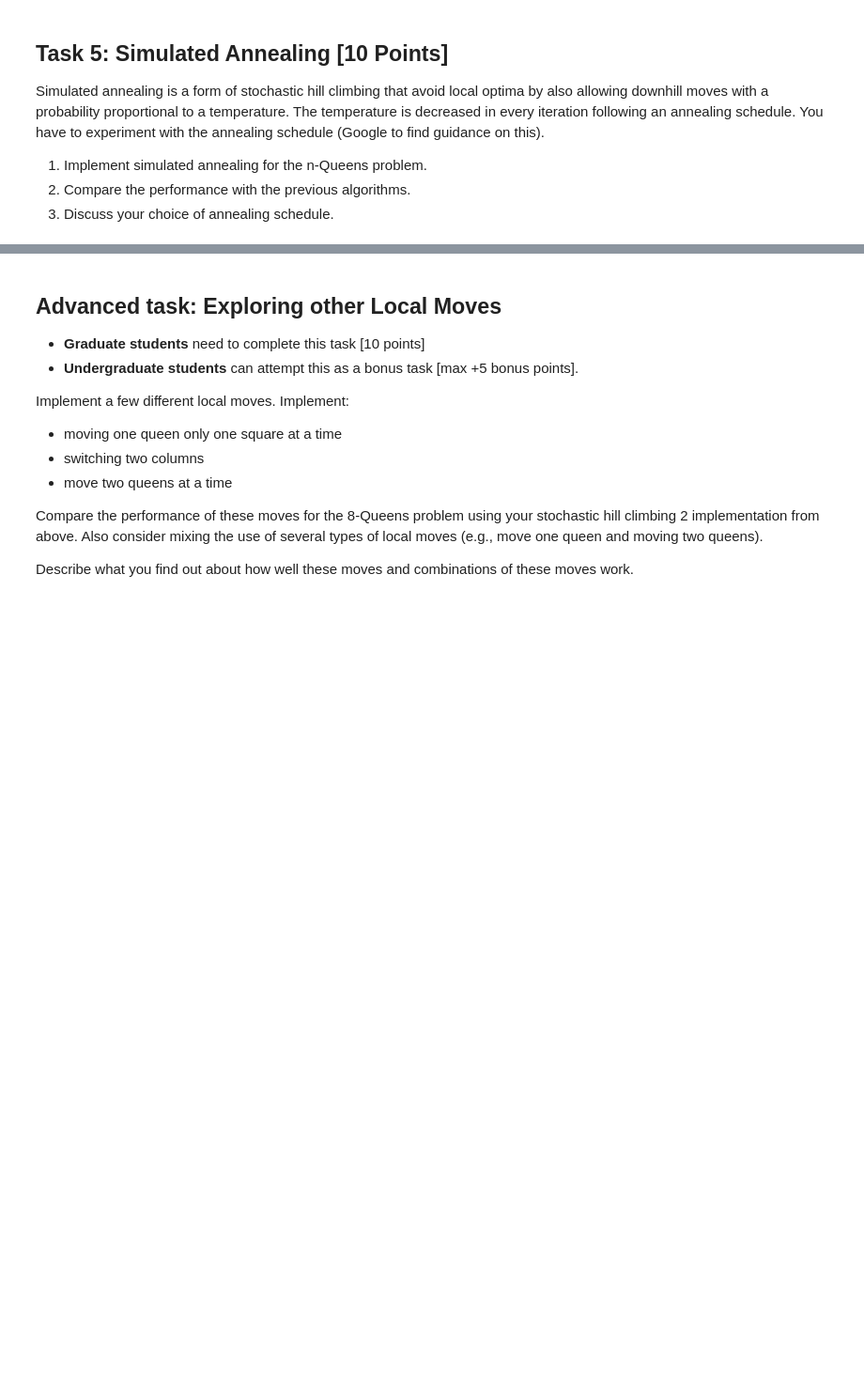
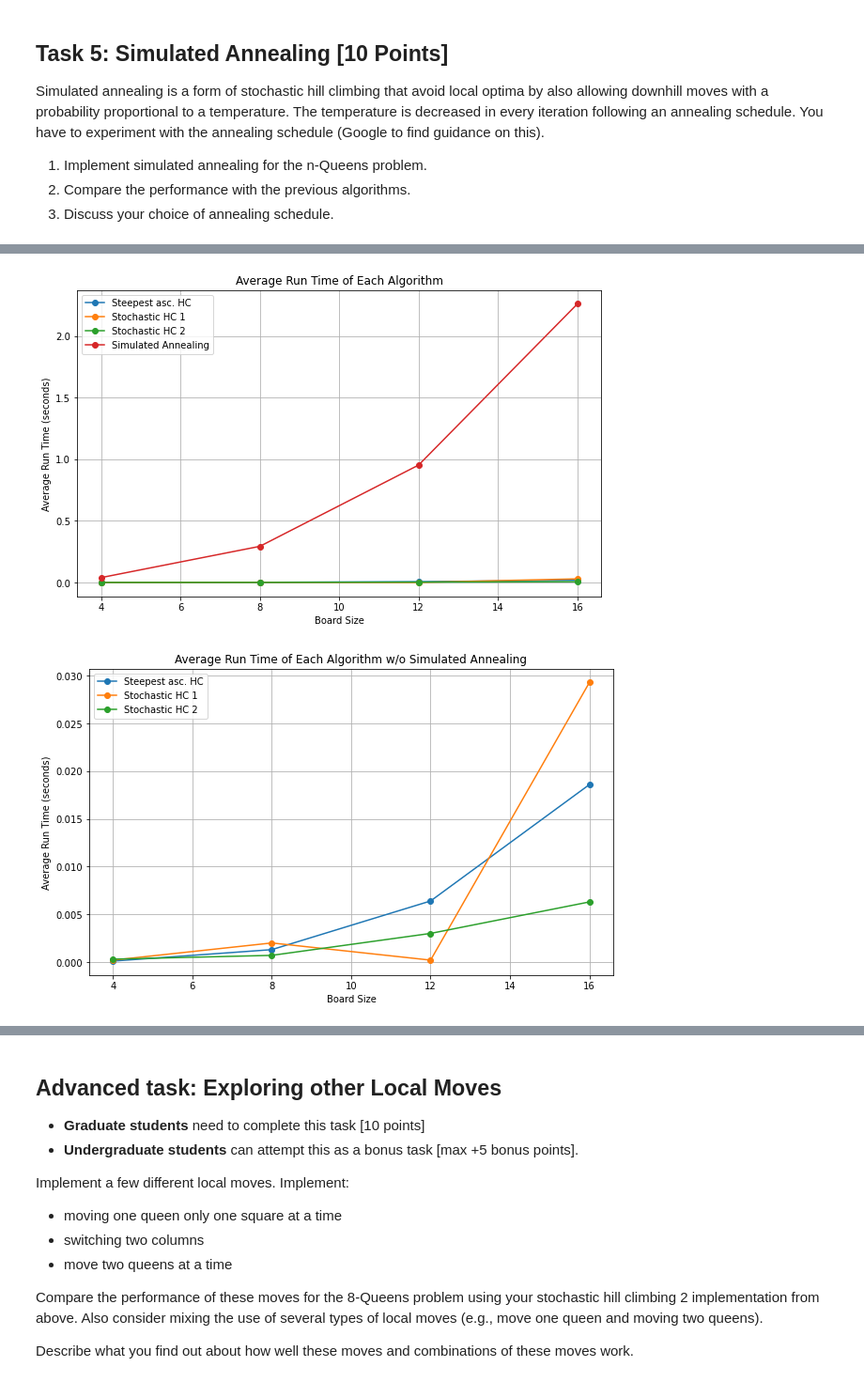
Before and after one commit to chirschbrich/n_queens, a Jupyter notebook: n_queens.ipynb, the cells around one changed output, grey strips where cells are left out. Shown at 94% size. Saved outputs shown, nothing was run; the diff lists cells and outputs as text; code cells hidden in the pictures; blank space fills up the shorter version.

Commit message:
1 - 5 complete, 6 table and graphs

```diff
--- a/n_queens.ipynb
+++ b/n_queens.ipynb
@@ -473,0 +556,47 @@ Hint: See [Profiling Python Code](../HOWTOs/profiling_code.ipynb) for help about
+# %%
+import matplotlib.pyplot as plt
+# Data for plotting
+algorithms = ['Steepest asc. HC', 'Stochastic HC 1', 'Stochastic HC 2', 'Simulated Annealing']
+board_sizes = [4, 8, 12, 16]
+avg_run_times = [
+    [0.0001, 0.0013, 0.0064, 0.0186],  # Steepest asc. HC
+    [0.0002, 0.0020, 0.0002, 0.0293],  # Stochastic HC 1
+    [0.0003, 0.0007, 0.0030, 0.0063],  # Stochastic HC 2
+    [0.0395, 0.2932, 0.9527, 2.2603]   # Simulated Annealing
+]
+
+# Plotting
+plt.figure(figsize=(10, 6))
+for i, algorithm in enumerate(algorithms):
+    plt.plot(board_sizes, avg_run_times[i], marker='o', label=algorithm)
+
+plt.xlabel('Board Size')
+plt.ylabel('Average Run Time (seconds)')
+plt.title('Average Run Time of Each Algorithm')
+plt.legend()
+plt.grid(True)
+plt.show()
+
+# graph without simulated annealing because it grows much faster than the other algorithms
+algorithms = ['Steepest asc. HC', 'Stochastic HC 1', 'Stochastic HC 2']
+board_sizes = [4, 8, 12, 16]
+avg_run_times = [
+    [0.0001, 0.0013, 0.0064, 0.0186],  # Steepest asc. HC
+    [0.0002, 0.0020, 0.0002, 0.0293],  # Stochastic HC 1
+    [0.0003, 0.0007, 0.0030, 0.0063]  # Stochastic HC 2
+]
+
+# Plotting
+plt.figure(figsize=(10, 6))
+for i, algorithm in enumerate(algorithms):
+    plt.plot(board_sizes, avg_run_times[i], marker='o', label=algorithm)
+
+plt.xlabel('Board Size')
+plt.ylabel('Average Run Time (seconds)')
+plt.title('Average Run Time of Each Algorithm w/o Simulated Annealing')
+plt.legend()
+plt.grid(True)
+plt.show()
+# %% [output]
+[figure, added]
+[figure, added]
```
Also changed, not shown: parts of 12 cells of this notebook.
